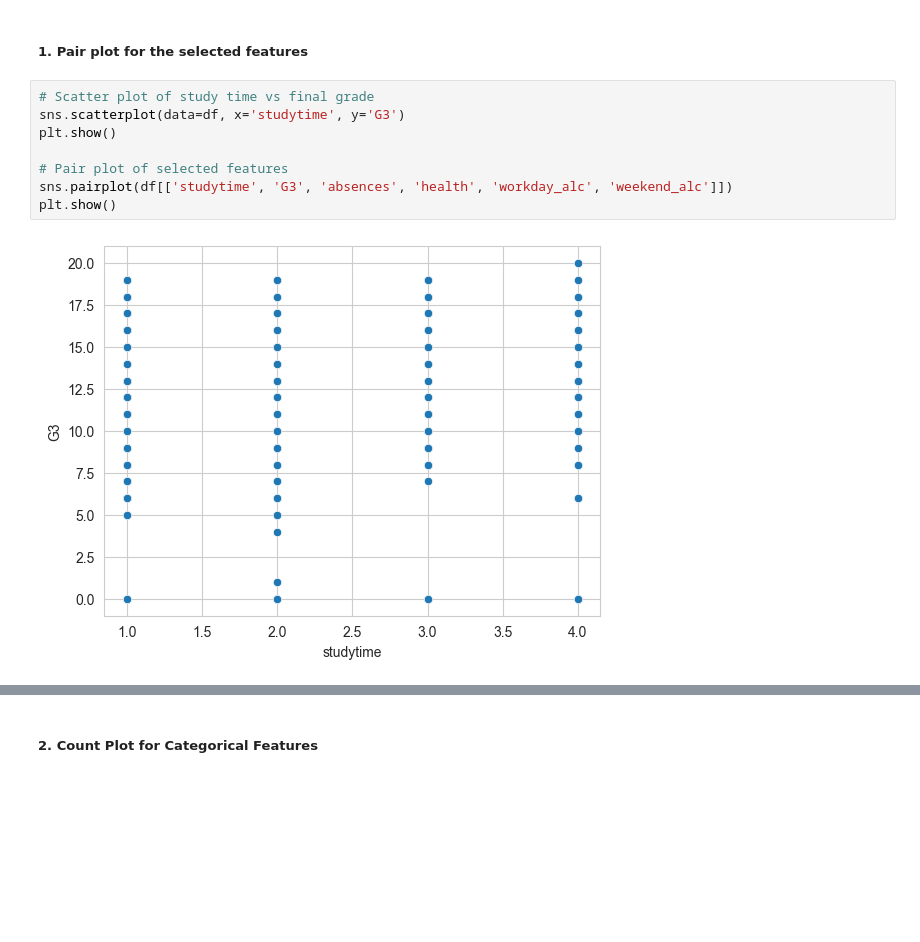
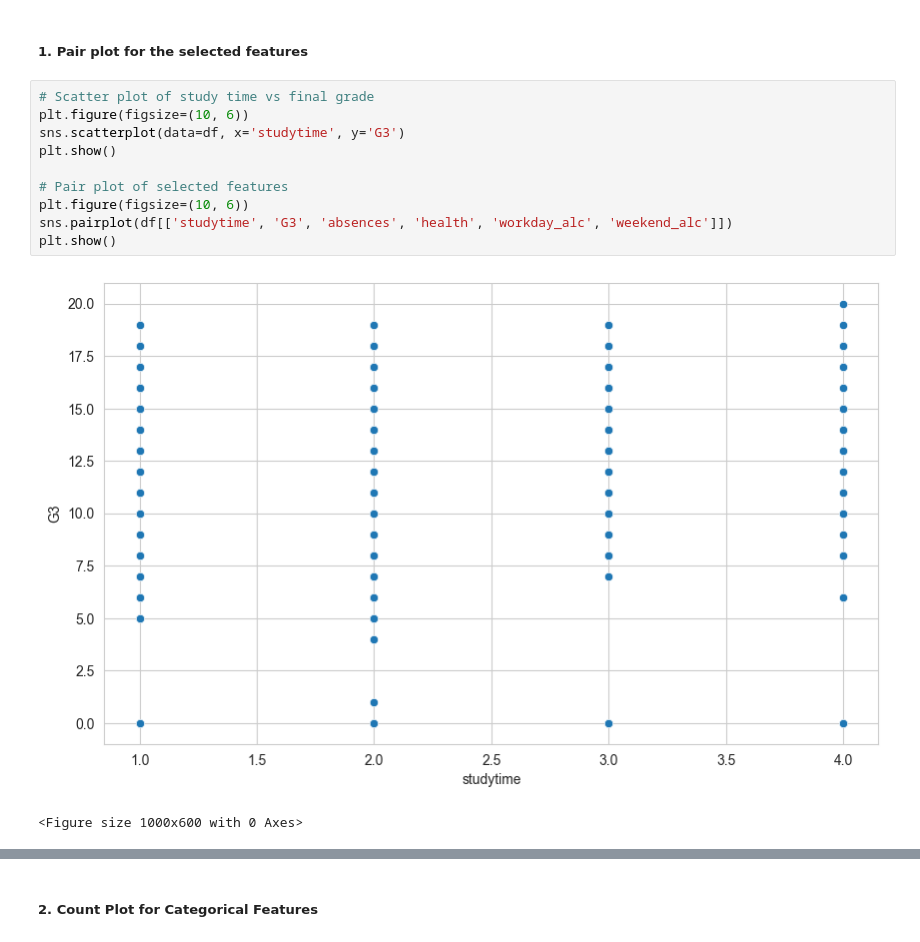
Before and after one commit to COGS108/Group088_WI24, a Jupyter notebook: EDACheckpoint_Group088_WI24.ipynb, the cells around one changed output, grey strips where cells are left out. Cells and saved outputs as stored; diff of their text form; blank space fills up the shorter version.

```diff
--- a/EDACheckpoint_Group088_WI24.ipynb
+++ b/EDACheckpoint_Group088_WI24.ipynb
@@ -320,14 +322,17 @@ plt.show()
 ##### 1. Pair plot for the selected features
 # %%
 # Scatter plot of study time vs final grade
+plt.figure(figsize=(10, 6))
 sns.scatterplot(data=df, x='studytime', y='G3')
 plt.show()
 
 # Pair plot of selected features
+plt.figure(figsize=(10, 6))
 sns.pairplot(df[['studytime', 'G3', 'absences', 'health', 'workday_alc', 'weekend_alc']])
 plt.show()
 # %% [output]
-[figure, old version]
+[figure, new version]
+<Figure size 1000x600 with 0 Axes>
 [figure]
 # %% [markdown]
 ##### 2. Count Plot for Categorical Features
```
Also changed, not shown: parts of 8 cells of this notebook.
